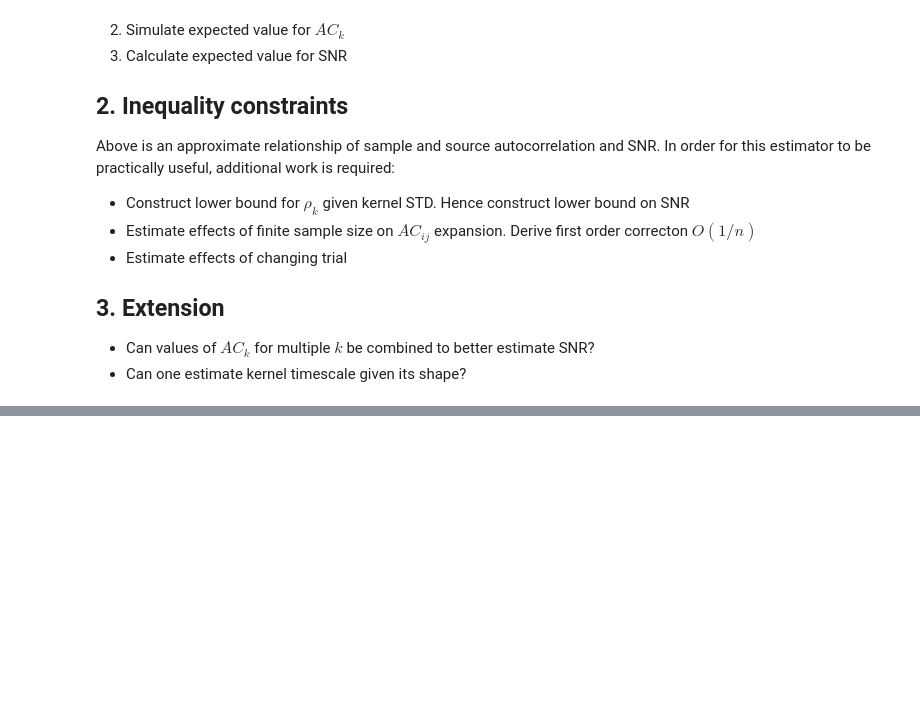
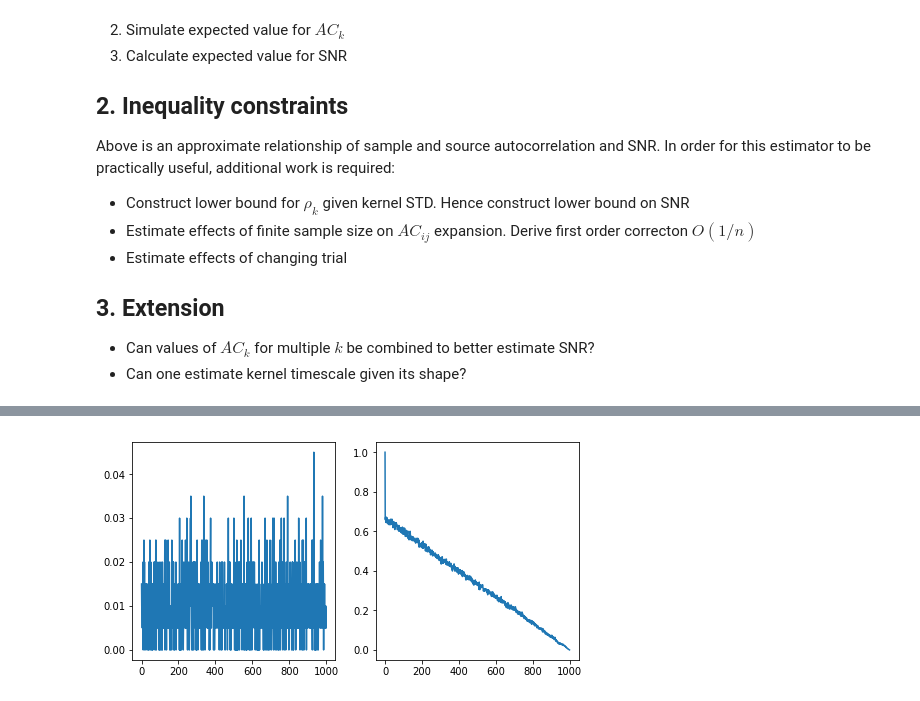
Before and after one commit to HelmchenLabSoftware/mesostat-dev, a Jupyter notebook: docs/snr_ac1.ipynb, the cells around one changed output, grey strips where cells are left out. Cells and saved outputs as stored; diff of their text form; code cells hidden in the pictures; blank space fills up the shorter version.

```diff
--- a/docs/snr_ac1.ipynb
+++ b/docs/snr_ac1.ipynb
@@ -78,0 +158,11 @@ Above is an approximate relationship of sample and source autocorrelation and SN
+# %%
+spikes = np.mean(np.random.uniform(0, 1, (1000, 200)) < 0.01, axis=1)
+acSpikes = autocorr(spikes, norm=True)
+
+fig, ax = plt.subplots(ncols=2, figsize=(8, 4))
+
+ax[0].plot(spikes)
+ax[1].plot(acSpikes)
+plt.show()
+# %% [output]
+[figure, added]
```
Also changed, not shown: parts of 2 cells of this notebook, 3 other files.
